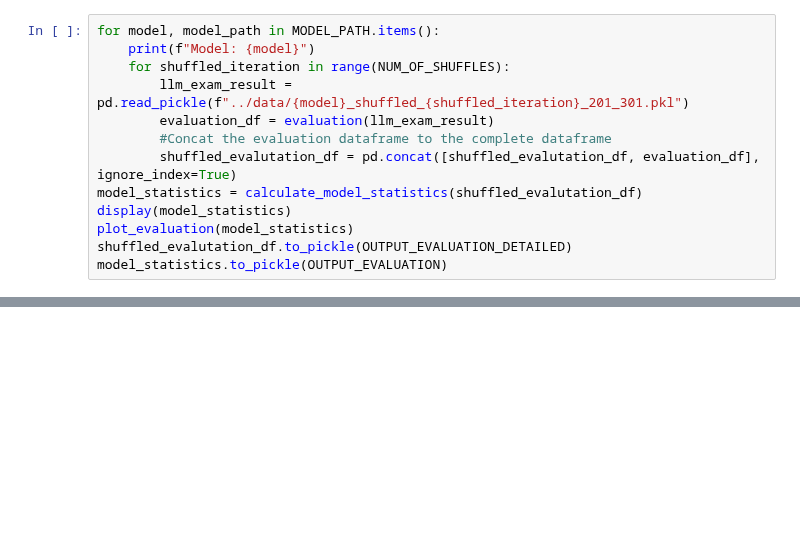
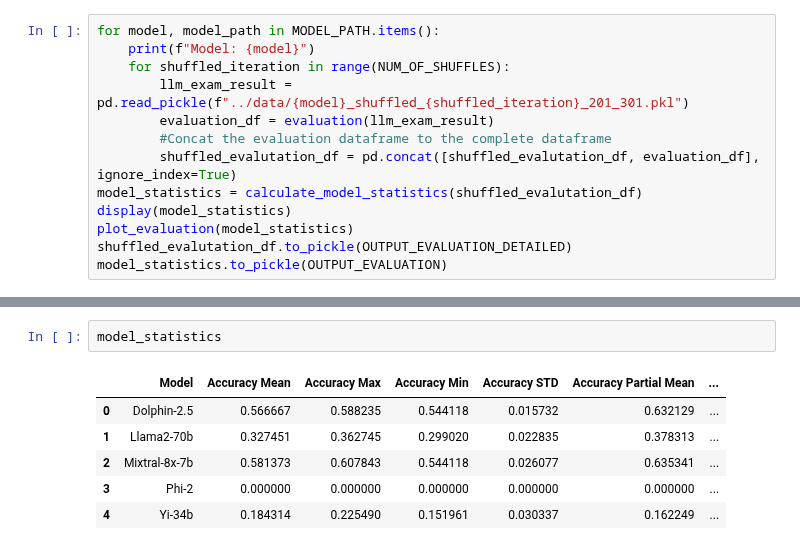
Before and after one commit to cybercampus-se/GenAICyberSecMCQA, a Jupyter notebook: src/mcqa_LLM mmlu_add.ipynb, the cells around one changed output, grey strips where cells are left out. Drawn from its saved outputs; the diff is of its cells as text; blank space fills up the shorter version.

```diff
--- a/src/mcqa_LLM mmlu_add.ipynb
+++ b/src/mcqa_LLM mmlu_add.ipynb
@@ -722,0 +716,9 @@ model_statistics.to_pickle(OUTPUT_EVALUATION)
+# %%
+model_statistics
+# %% [output]
+|  | Model | Accuracy Mean | Accuracy Max | Accuracy Min | Accuracy STD | Accuracy Partial Mean | ... |
+| 0 | Dolphin-2.5 | 0.566667 | 0.588235 | 0.544118 | 0.015732 | 0.632129 | ... |
+| 1 | Llama2-70b | 0.327451 | 0.362745 | 0.299020 | 0.022835 | 0.378313 | ... |
+| 2 | Mixtral-8x-7b | 0.581373 | 0.607843 | 0.544118 | 0.026077 | 0.635341 | ... |
+| 3 | Phi-2 | 0.000000 | 0.000000 | 0.000000 | 0.000000 | 0.000000 | ... |
+| 4 | Yi-34b | 0.184314 | 0.225490 | 0.151961 | 0.030337 | 0.162249 | ... |
```
Also changed, not shown: parts of 9 cells of this notebook.
